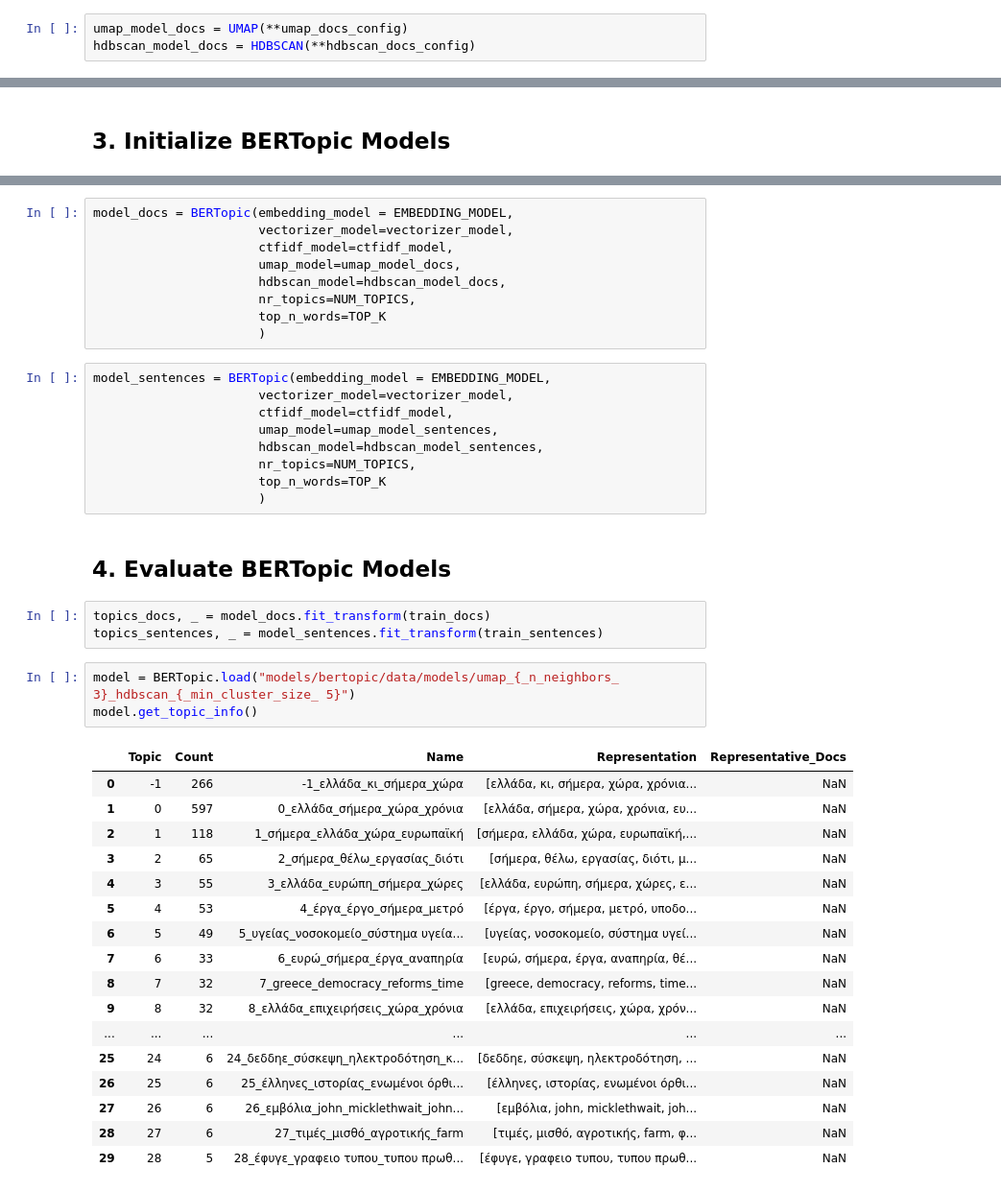
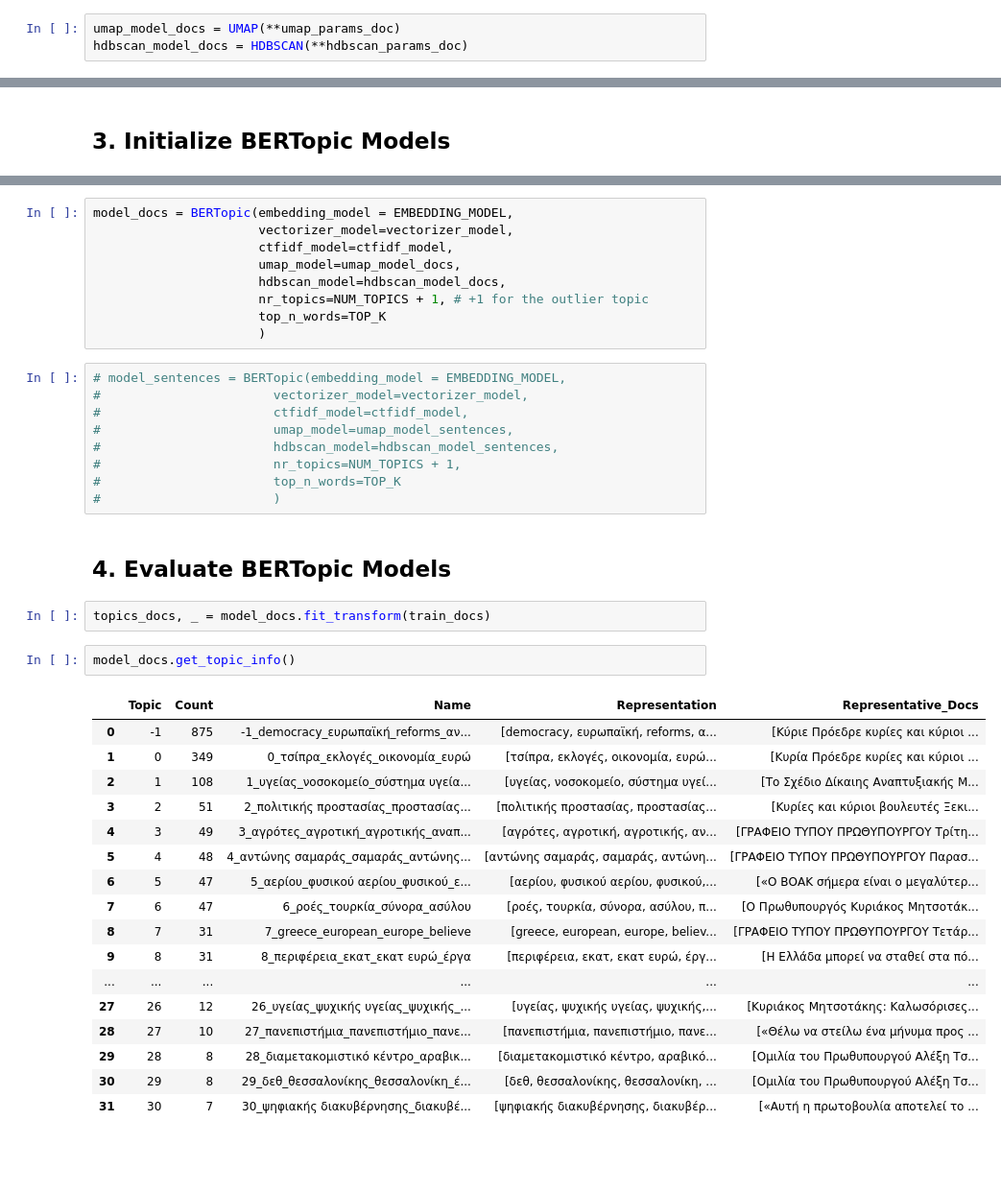
Before and after one commit to DionGR/greek-pm-topic-modeling, a Jupyter notebook: src/3_BERTopic.ipynb, the cells around one changed output, grey strips where cells are left out. Shown: that part at 96% size. Saved outputs shown, nothing was run; the diff lists cells and outputs as text; blank space fills up the shorter version.

Commit message:
Add final model.

```diff
--- a/src/3_BERTopic.ipynb
+++ b/src/3_BERTopic.ipynb
@@ -40,3 +38,3 @@ Docs sub-models:
 # %%
-umap_model_docs = UMAP(**umap_docs_config)
-hdbscan_model_docs = HDBSCAN(**hdbscan_docs_config)
+umap_model_docs = UMAP(**umap_params_doc)
+hdbscan_model_docs = HDBSCAN(**hdbscan_params_doc)
@@ -53,42 +53,40 @@ model_docs = BERTopic(embedding_model = EMBEDDING_MODEL,
                       ctfidf_model=ctfidf_model,
                       umap_model=umap_model_docs,
                       hdbscan_model=hdbscan_model_docs,
-                      nr_topics=NUM_TOPICS,
+                      nr_topics=NUM_TOPICS + 1, # +1 for the outlier topic
                       top_n_words=TOP_K
                       )
 # %%
-model_sentences = BERTopic(embedding_model = EMBEDDING_MODEL,
-                      vectorizer_model=vectorizer_model,
-                      ctfidf_model=ctfidf_model,
-                      umap_model=umap_model_sentences,
-                      hdbscan_model=hdbscan_model_sentences,
-                      nr_topics=NUM_TOPICS,
-                      top_n_words=TOP_K
-                      )
+# model_sentences = BERTopic(embedding_model = EMBEDDING_MODEL,
+#                       vectorizer_model=vectorizer_model,
+#                       ctfidf_model=ctfidf_model,
+#                       umap_model=umap_model_sentences,
+#                       hdbscan_model=hdbscan_model_sentences,
+#                       nr_topics=NUM_TOPICS + 1,
+#                       top_n_words=TOP_K
+#                       )
 # %% [markdown]
 ## 4. Evaluate BERTopic Models
 # %%
 topics_docs, _ = model_docs.fit_transform(train_docs)
-topics_sentences, _ = model_sentences.fit_transform(train_sentences)
-# %%
-model = BERTopic.load("models/bertopic/data/models/umap_{_n_neighbors_ 3}_hdbscan_{_min_cluster_size_ 5}")
-model.get_topic_info()
-# %% [output]
-|  | Topic | Count | Name | Representation | Representative_Docs |
-| 0 | -1 | 266 | -1_ελλάδα_κι_σήμερα_χώρα | [ελλάδα, κι, σήμερα, χώρα, χρόνια... | NaN |
-| 1 | 0 | 597 | 0_ελλάδα_σήμερα_χώρα_χρόνια | [ελλάδα, σήμερα, χώρα, χρόνια, ευ... | NaN |
-| 2 | 1 | 118 | 1_σήμερα_ελλάδα_χώρα_ευρωπαϊκή | [σήμερα, ελλάδα, χώρα, ευρωπαϊκή,... | NaN |
-| 3 | 2 | 65 | 2_σήμερα_θέλω_εργασίας_διότι | [σήμερα, θέλω, εργασίας, διότι, μ... | NaN |
-| 4 | 3 | 55 | 3_ελλάδα_ευρώπη_σήμερα_χώρες | [ελλάδα, ευρώπη, σήμερα, χώρες, ε... | NaN |
-| 5 | 4 | 53 | 4_έργα_έργο_σήμερα_μετρό | [έργα, έργο, σήμερα, μετρό, υποδο... | NaN |
-| 6 | 5 | 49 | 5_υγείας_νοσοκομείο_σύστημα υγεία... | [υγείας, νοσοκομείο, σύστημα υγεί... | NaN |
-| 7 | 6 | 33 | 6_ευρώ_σήμερα_έργα_αναπηρία | [ευρώ, σήμερα, έργα, αναπηρία, θέ... | NaN |
-| 8 | 7 | 32 | 7_greece_democracy_reforms_time | [greece, democracy, reforms, time... | NaN |
-| 9 | 8 | 32 | 8_ελλάδα_επιχειρήσεις_χώρα_χρόνια | [ελλάδα, επιχειρήσεις, χώρα, χρόν... | NaN |
-| ... | ... | ... | ... | ... | ... |
-| 25 | 24 | 6 | 24_δεδδηε_σύσκεψη_ηλεκτροδότηση_κ... | [δεδδηε, σύσκεψη, ηλεκτροδότηση, ... | NaN |
-| 26 | 25 | 6 | 25_έλληνες_ιστορίας_ενωμένοι όρθι... | [έλληνες, ιστορίας, ενωμένοι όρθι... | NaN |
-| 27 | 26 | 6 | 26_εμβόλια_john_micklethwait_john... | [εμβόλια, john, micklethwait, joh... | NaN |
-| 28 | 27 | 6 | 27_τιμές_μισθό_αγροτικής_farm | [τιμές, μισθό, αγροτικής, farm, φ... | NaN |
-| 29 | 28 | 5 | 28_έφυγε_γραφειο τυπου_τυπου πρωθ... | [έφυγε, γραφειο τυπου, τυπου πρωθ... | NaN |
+# %%
+model_docs.get_topic_info()
+# %% [output]
+|  | Topic | Count | Name | Representation | Representative_Docs |
+| 0 | -1 | 875 | -1_democracy_ευρωπαϊκή_reforms_αν... | [democracy, ευρωπαϊκή, reforms, α... | [Κύριε Πρόεδρε κυρίες και κύριοι ... |
+| 1 | 0 | 349 | 0_τσίπρα_εκλογές_οικονομία_ευρώ | [τσίπρα, εκλογές, οικονομία, ευρώ... | [Κυρία Πρόεδρε κυρίες και κύριοι ... |
+| 2 | 1 | 108 | 1_υγείας_νοσοκομείο_σύστημα υγεία... | [υγείας, νοσοκομείο, σύστημα υγεί... | [Το Σχέδιο Δίκαιης Αναπτυξιακής Μ... |
+| 3 | 2 | 51 | 2_πολιτικής προστασίας_προστασίας... | [πολιτικής προστασίας, προστασίας... | [Κυρίες και κύριοι βουλευτές Ξεκι... |
+| 4 | 3 | 49 | 3_αγρότες_αγροτική_αγροτικής_αναπ... | [αγρότες, αγροτική, αγροτικής, αν... | [ΓΡΑΦΕΙΟ ΤΥΠΟΥ ΠΡΩΘΥΠΟΥΡΓΟΥ Τρίτη... |
+| 5 | 4 | 48 | 4_αντώνης σαμαράς_σαμαράς_αντώνης... | [αντώνης σαμαράς, σαμαράς, αντώνη... | [ΓΡΑΦΕΙΟ ΤΥΠΟΥ ΠΡΩΘΥΠΟΥΡΓΟΥ Παρασ... |
+| 6 | 5 | 47 | 5_αερίου_φυσικού αερίου_φυσικού_ε... | [αερίου, φυσικού αερίου, φυσικού,... | [«Ο ΒΟΑΚ σήμερα είναι ο μεγαλύτερ... |
+| 7 | 6 | 47 | 6_ροές_τουρκία_σύνορα_ασύλου | [ροές, τουρκία, σύνορα, ασύλου, π... | [Ο Πρωθυπουργός Κυριάκος Μητσοτάκ... |
+| 8 | 7 | 31 | 7_greece_european_europe_believe | [greece, european, europe, believ... | [ΓΡΑΦΕΙΟ ΤΥΠΟΥ ΠΡΩΘΥΠΟΥΡΓΟΥ Τετάρ... |
+| 9 | 8 | 31 | 8_περιφέρεια_εκατ_εκατ ευρώ_έργα | [περιφέρεια, εκατ, εκατ ευρώ, έργ... | [Η Ελλάδα μπορεί να σταθεί στα πό... |
+| ... | ... | ... | ... | ... | ... |
+| 27 | 26 | 12 | 26_υγείας_ψυχικής υγείας_ψυχικής_... | [υγείας, ψυχικής υγείας, ψυχικής,... | [Κυριάκος Μητσοτάκης: Καλωσόρισες... |
+| 28 | 27 | 10 | 27_πανεπιστήμια_πανεπιστήμιο_πανε... | [πανεπιστήμια, πανεπιστήμιο, πανε... | [«Θέλω να στείλω ένα μήνυμα προς ... |
+| 29 | 28 | 8 | 28_διαμετακομιστικό κέντρο_αραβικ... | [διαμετακομιστικό κέντρο, αραβικό... | [Ομιλία του Πρωθυπουργού Αλέξη Τσ... |
+| 30 | 29 | 8 | 29_δεθ_θεσσαλονίκης_θεσσαλονίκη_έ... | [δεθ, θεσσαλονίκης, θεσσαλονίκη, ... | [Ομιλία του Πρωθυπουργού Αλέξη Τσ... |
+| 31 | 30 | 7 | 30_ψηφιακής διακυβέρνησης_διακυβέ... | [ψηφιακής διακυβέρνησης, διακυβέρ... | [«Αυτή η πρωτοβουλία αποτελεί το ... |
 # %%
```
Also changed, not shown: parts of 12 cells of this notebook, 5 other files.
